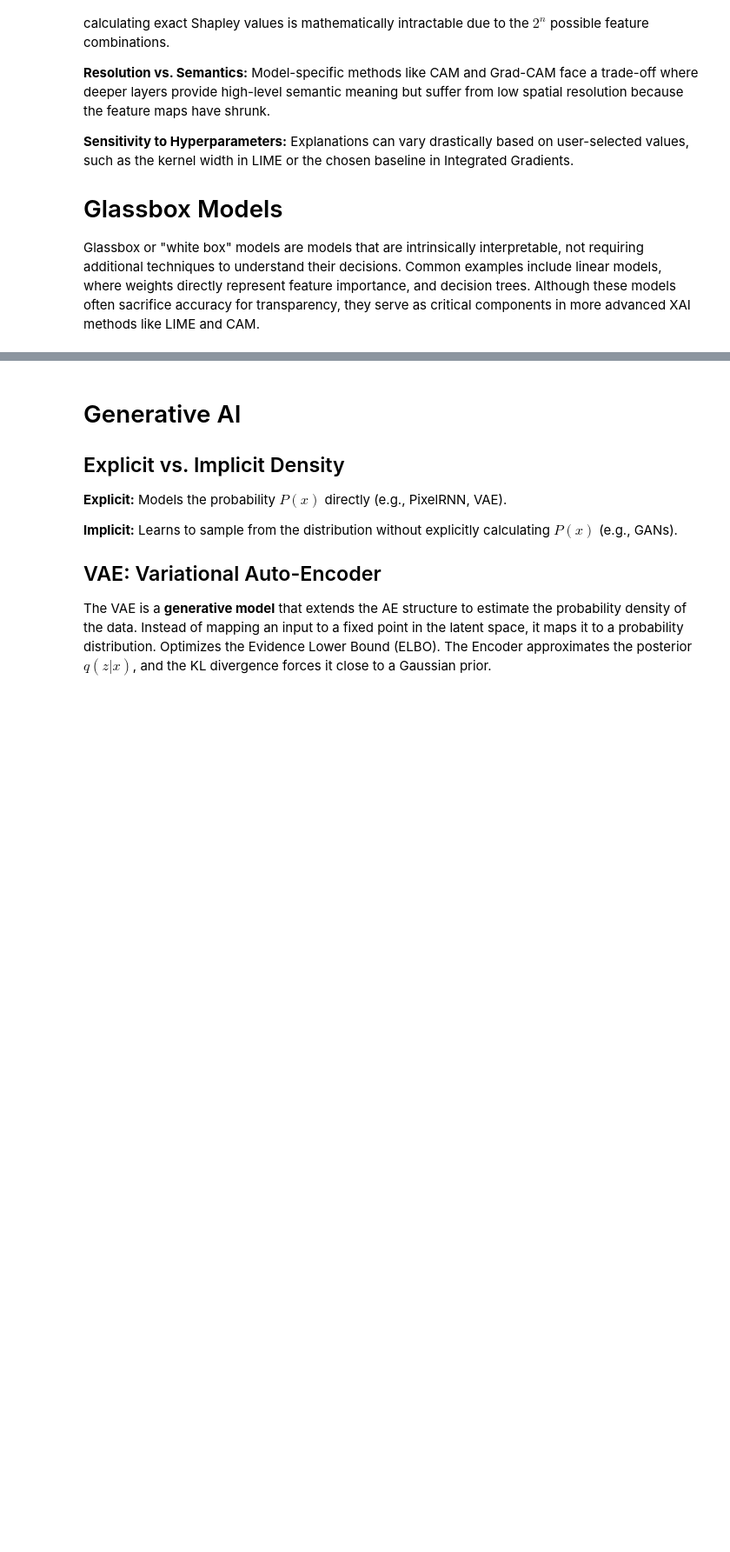
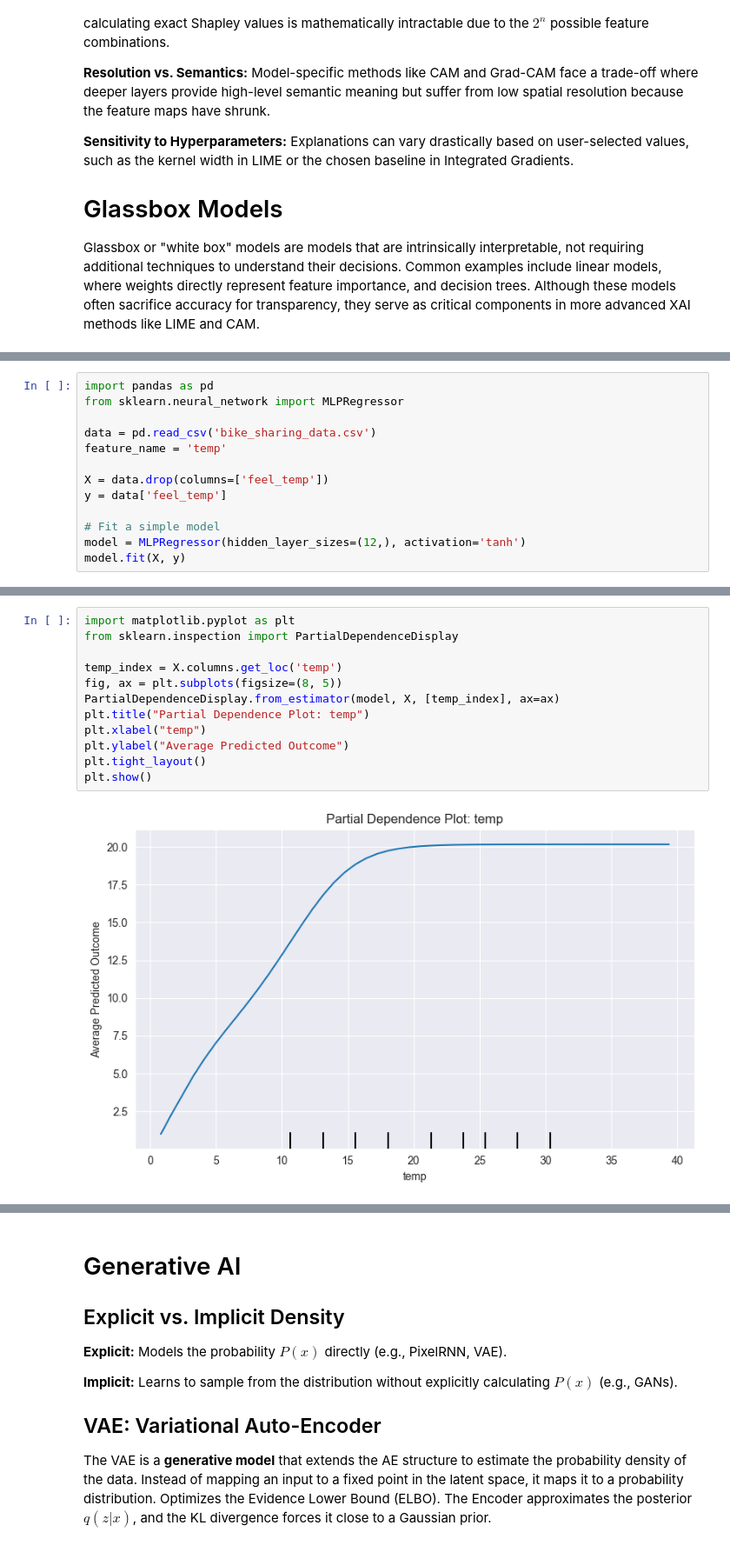
Before and after one commit to marbetschar/notes.marco.betschart.name, a Jupyter notebook: Advanced-Deep-Learning/Advanced-Deep-Learning-Summary.ipynb, the cells around one changed output, grey strips where cells are left out. Shown at 87% size. Saved outputs shown, nothing was run; the diff lists cells and outputs as text; blank space fills up the shorter version.

```diff
--- a/Advanced-Deep-Learning/Advanced-Deep-Learning-Summary.ipynb
+++ b/Advanced-Deep-Learning/Advanced-Deep-Learning-Summary.ipynb
@@ -1079,0 +1090,13 @@ Glassbox or "white box" models are models that are intrinsically interpretable,
+# %%
+import pandas as pd
+from sklearn.neural_network import MLPRegressor
+
+data = pd.read_csv('bike_sharing_data.csv')
+feature_name = 'temp'
+
+X = data.drop(columns=['feel_temp'])
+y = data['feel_temp']
+
+# Fit a simple model
+model = MLPRegressor(hidden_layer_sizes=(12,), activation='tanh')
+model.fit(X, y)
@@ -1080 +1117,15 @@ Glassbox or "white box" models are models that are intrinsically interpretable,
+# %%
+import matplotlib.pyplot as plt
+from sklearn.inspection import PartialDependenceDisplay
+
+temp_index = X.columns.get_loc('temp')
+fig, ax = plt.subplots(figsize=(8, 5))
+PartialDependenceDisplay.from_estimator(model, X, [temp_index], ax=ax)
+plt.title("Partial Dependence Plot: temp")
+plt.xlabel("temp")
+plt.ylabel("Average Predicted Outcome")
+plt.tight_layout()
+plt.show()
+# %% [output]
+[figure, added]
 # %% [markdown]
```
Also changed, not shown: parts of 11 cells of this notebook, 1 other file.
